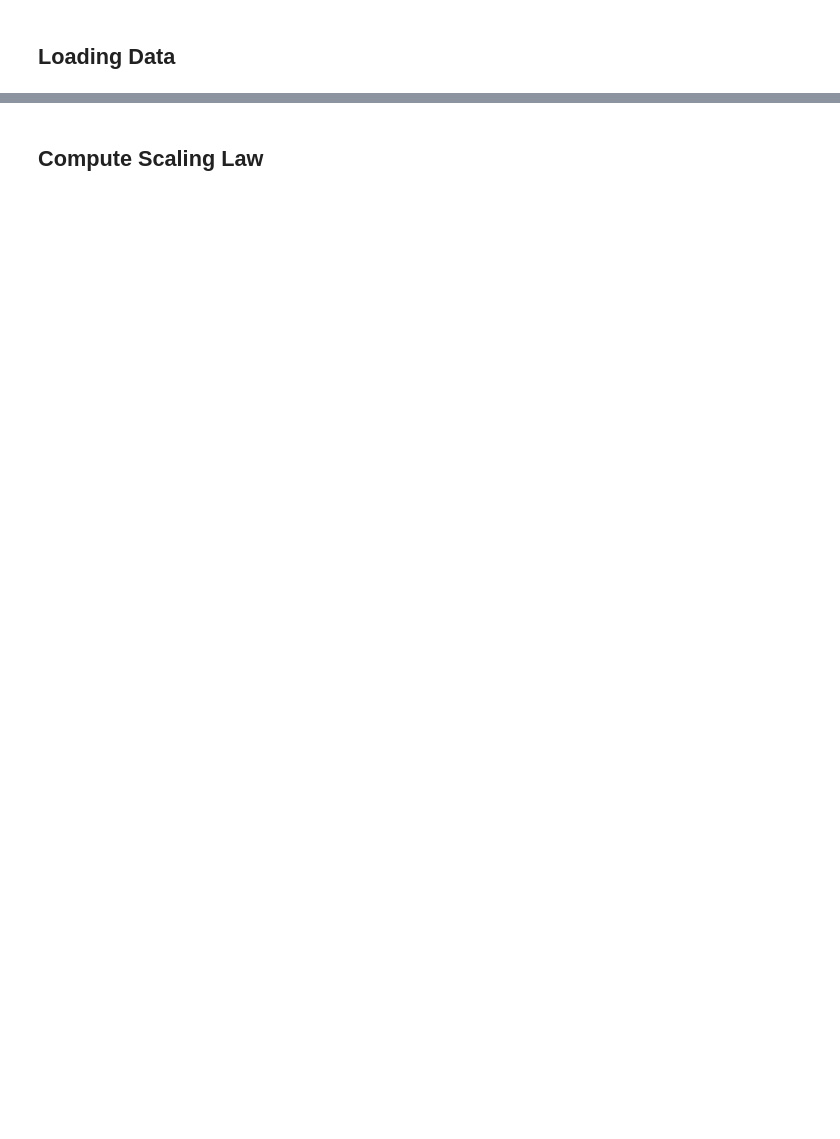
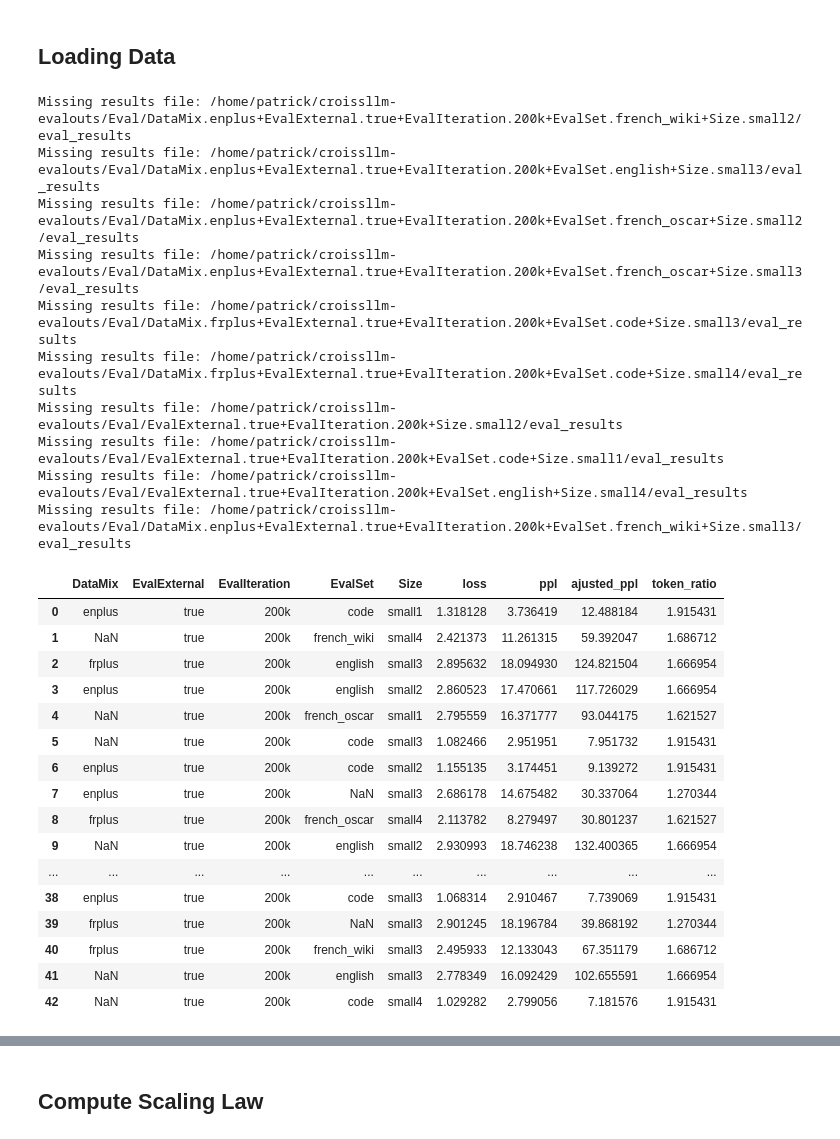
Before and after one commit to nightingal3/llm-pretraining-behaviours, a Jupyter notebook: notebooks/scaling.ipynb, the cells around one changed output, grey strips where cells are left out. Cells and saved outputs as stored; diff of their text form; code cells hidden in the pictures; blank space fills up the shorter version.

```diff
--- a/notebooks/scaling.ipynb
+++ b/notebooks/scaling.ipynb
@@ -42,5 +48,34 @@ def crawl_ducttape_outputs(
 
     return pd.DataFrame.from_records(results)
 # %%
-TOWERLLM_OUTS = "/home/patrick/towerllm-evalouts/"
-output_df = crawl_ducttape_outputs(TOWERLLM_OUTS)
+TOWERLLM_OUTS = "/home/patrick/croissllm-evalouts/"
+output_df = crawl_ducttape_outputs(TOWERLLM_OUTS, use_symlinks=False)
+output_df
+# %% [output]
+Missing results file: /home/patrick/croissllm-evalouts/Eval/DataMix.enplus+EvalExternal.true+EvalIteration.200k+EvalSet.french_wiki+Size.small2/eval_results
+Missing results file: /home/patrick/croissllm-evalouts/Eval/DataMix.enplus+EvalExternal.true+EvalIteration.200k+EvalSet.english+Size.small3/eval_results
+Missing results file: /home/patrick/croissllm-evalouts/Eval/DataMix.enplus+EvalExternal.true+EvalIteration.200k+EvalSet.french_oscar+Size.small2/eval_results
+Missing results file: /home/patrick/croissllm-evalouts/Eval/DataMix.enplus+EvalExternal.true+EvalIteration.200k+EvalSet.french_oscar+Size.small3/eval_results
+Missing results file: /home/patrick/croissllm-evalouts/Eval/DataMix.frplus+EvalExternal.true+EvalIteration.200k+EvalSet.code+Size.small3/eval_results
+Missing results file: /home/patrick/croissllm-evalouts/Eval/DataMix.frplus+EvalExternal.true+EvalIteration.200k+EvalSet.code+Size.small4/eval_results
+Missing results file: /home/patrick/croissllm-evalouts/Eval/EvalExternal.true+EvalIteration.200k+Size.small2/eval_results
+Missing results file: /home/patrick/croissllm-evalouts/Eval/EvalExternal.true+EvalIteration.200k+EvalSet.code+Size.small1/eval_results
+Missing results file: /home/patrick/croissllm-evalouts/Eval/EvalExternal.true+EvalIteration.200k+EvalSet.english+Size.small4/eval_results
+Missing results file: /home/patrick/croissllm-evalouts/Eval/DataMix.enplus+EvalExternal.true+EvalIteration.200k+EvalSet.french_wiki+Size.small3/eval_results
+|  | DataMix | EvalExternal | EvalIteration | EvalSet | Size | loss | ppl | ajusted_ppl | token_ratio |
+| 0 | enplus | true | 200k | code | small1 | 1.318128 | 3.736419 | 12.488184 | 1.915431 |
+| 1 | NaN | true | 200k | french_wiki | small4 | 2.421373 | 11.261315 | 59.392047 | 1.686712 |
+| 2 | frplus | true | 200k | english | small3 | 2.895632 | 18.094930 | 124.821504 | 1.666954 |
+| 3 | enplus | true | 200k | english | small2 | 2.860523 | 17.470661 | 117.726029 | 1.666954 |
+| 4 | NaN | true | 200k | french_oscar | small1 | 2.795559 | 16.371777 | 93.044175 | 1.621527 |
+| 5 | NaN | true | 200k | code | small3 | 1.082466 | 2.951951 | 7.951732 | 1.915431 |
+| 6 | enplus | true | 200k | code | small2 | 1.155135 | 3.174451 | 9.139272 | 1.915431 |
+| 7 | enplus | true | 200k | NaN | small3 | 2.686178 | 14.675482 | 30.337064 | 1.270344 |
+| 8 | frplus | true | 200k | french_oscar | small4 | 2.113782 | 8.279497 | 30.801237 | 1.621527 |
+| 9 | NaN | true | 200k | english | small2 | 2.930993 | 18.746238 | 132.400365 | 1.666954 |
+| ... | ... | ... | ... | ... | ... | ... | ... | ... | ... |
+| 38 | enplus | true | 200k | code | small3 | 1.068314 | 2.910467 | 7.739069 | 1.915431 |
+| 39 | frplus | true | 200k | NaN | small3 | 2.901245 | 18.196784 | 39.868192 | 1.270344 |
+| 40 | frplus | true | 200k | french_wiki | small3 | 2.495933 | 12.133043 | 67.351179 | 1.686712 |
+| 41 | NaN | true | 200k | english | small3 | 2.778349 | 16.092429 | 102.655591 | 1.666954 |
+| 42 | NaN | true | 200k | code | small4 | 1.029282 | 2.799056 | 7.181576 | 1.915431 |
```
Also changed, not shown: parts of 7 cells of this notebook, 6 other files.
